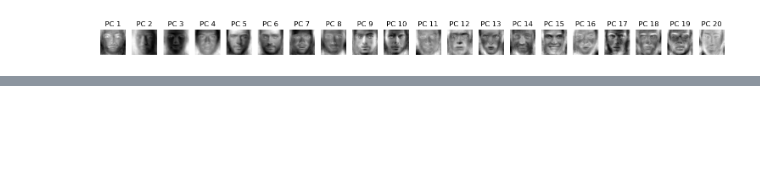
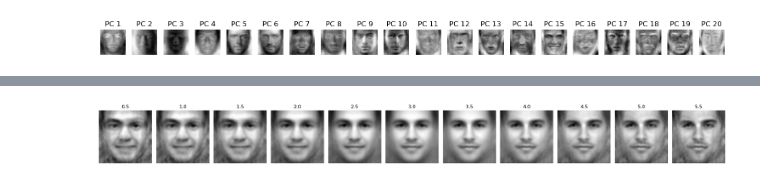
Before and after one commit to Rune-Nedergaard/facegen, a Jupyter notebook: PCA_linear_encoding.ipynb, the cells around one changed output, grey strips where cells are left out. Cells and saved outputs as stored; diff of their text form; code cells hidden in the pictures; blank space fills up the shorter version.

```diff
--- a/PCA_linear_encoding.ipynb
+++ b/PCA_linear_encoding.ipynb
@@ -282,0 +352,28 @@ plt.show()
+# %%
+ratings = np.arange(0.5, 5.5 + 0.5, 0.5)
+
+fig, axes = plt.subplots(1, len(ratings), figsize=(22, 4))
+
+for ax, rating in zip(axes, ratings):
+    # Find PC scores that give the requested rating
+    pc_scores = ((rating - intercept) / np.sum(beta**2)) * beta
+
+    # Start from the average face
+    face = mean_image.flatten().copy()
+
+    # Add the selected PCs
+    for score, pc_index in zip(pc_scores, best_selected):
+        face += score * pca.components_[pc_index]
+
+    # Reshape back to image
+    face = face.reshape(height, width)
+    face = np.clip(face, 0, 255)
+
+    ax.imshow(face, cmap="gray")
+    ax.set_title(f"{rating}")
+    ax.axis("off")
+
+plt.tight_layout()
+plt.show()
+# %% [output]
+[figure, added]
```
Also changed, not shown: parts of 12 cells of this notebook, 2 other files.
